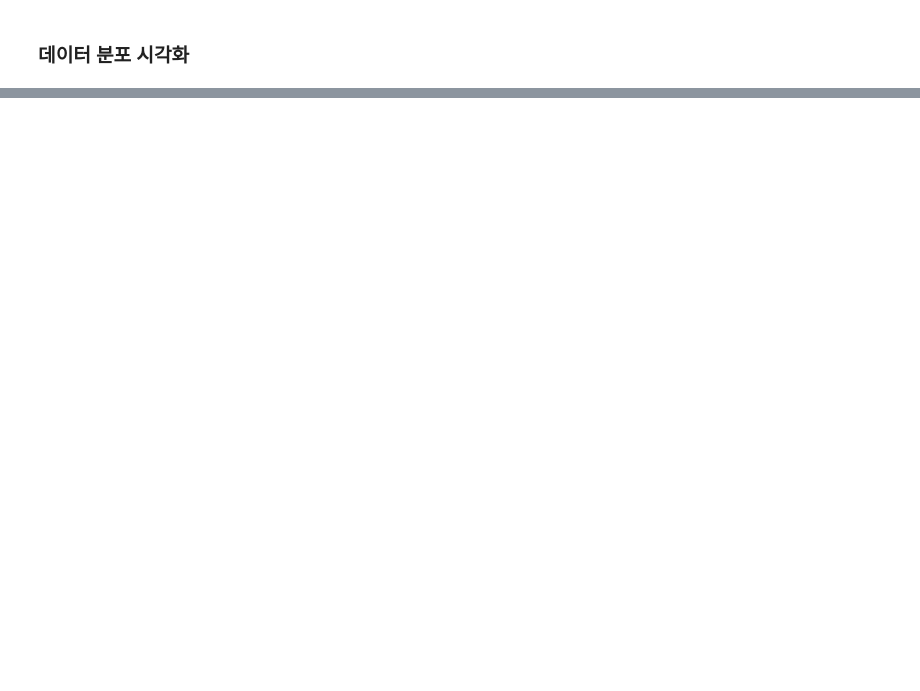
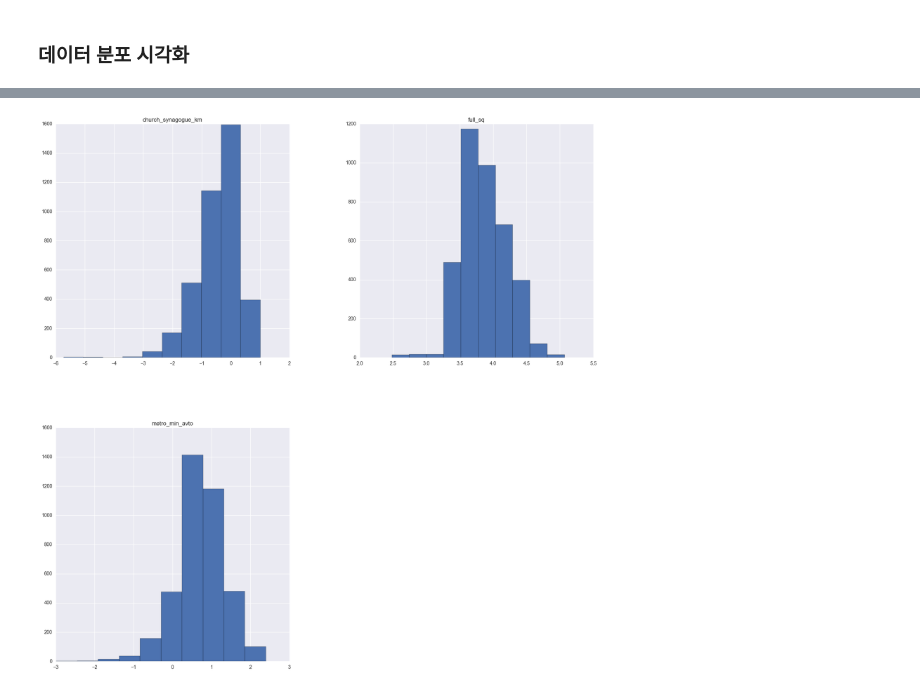
Before and after one commit to KyutaeLee/LinearRegressionProject1, a Jupyter notebook: LinearRegressionProject1.ipynb, the cells around one changed output, grey strips where cells are left out. Cells and saved outputs as stored; diff of their text form; code cells hidden in the pictures; blank space fills up the shorter version.

```diff
--- a/LinearRegressionProject1.ipynb
+++ b/LinearRegressionProject1.ipynb
@@ -136,0 +936,3 @@ sm.stats.anova_lm(model_chas.fit())
+# %%
+natural_log_list = ['full_sq', 'metro_min_avto', 'church_synagogue_km']
+dfX3_idx_c.loc[:, natural_log_list] = np.log(dfX3_idx_c.loc[:, natural_log_list])
@@ -136,0 +965,5 @@ sm.stats.anova_lm(model_chas.fit())
+# %%
+dfX3_idx_c.hist(column = natural_log_list, figsize = (20, 20))
+plt.show()
+# %% [output]
+[figure, added]
```
Also changed, not shown: parts of 111 cells of this notebook.
